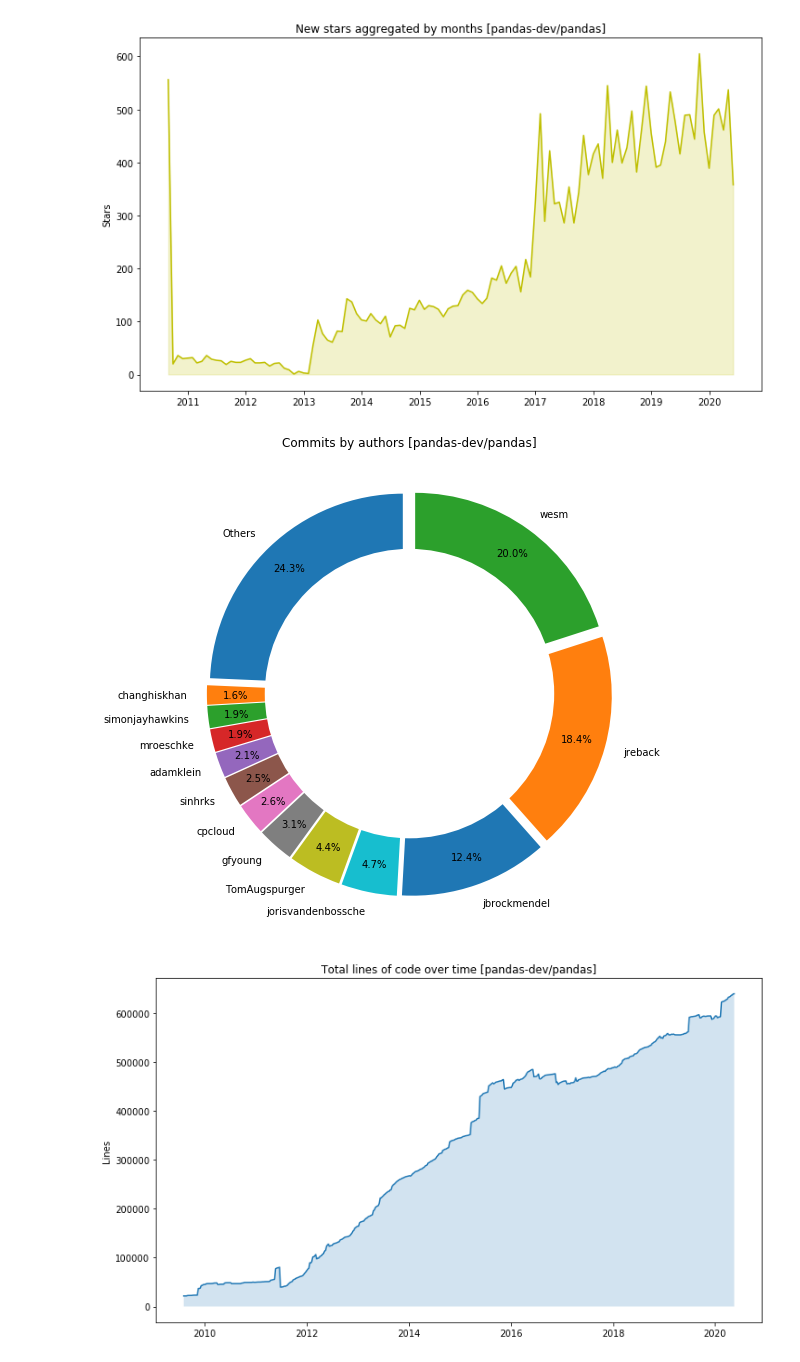
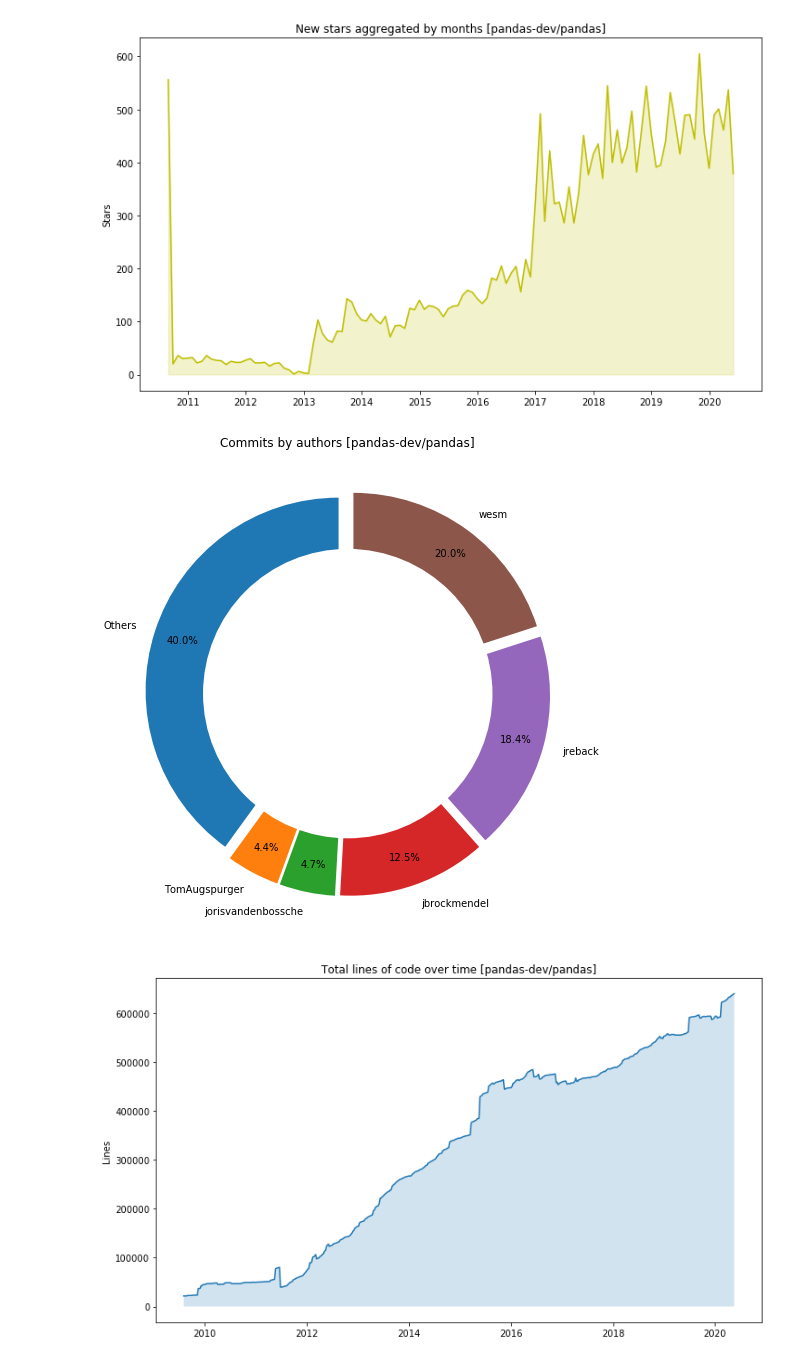
Before and after one commit to porsk/github-stats, a Jupyter notebook: GitHub Stats.ipynb, the cells around one changed output. Drawn from its saved outputs; the diff is of its cells as text; code cells hidden in the pictures.

```diff
--- a/GitHub Stats.ipynb
+++ b/GitHub Stats.ipynb
@@ -137,9 +140,9 @@ pandas_visualizer.stargazer_history()
 [figure]
 [figure]
 # %%
-pandas_visualizer.commits_by_author()
+pandas_visualizer.commits_by_author(limit=5)
 # %% [output]
-[figure, old version]
+[figure, new version]
 # %%
 pandas_visualizer.lines_over_time()
 # %% [output]
```
Also changed, not shown: parts of 8 cells of this notebook.
